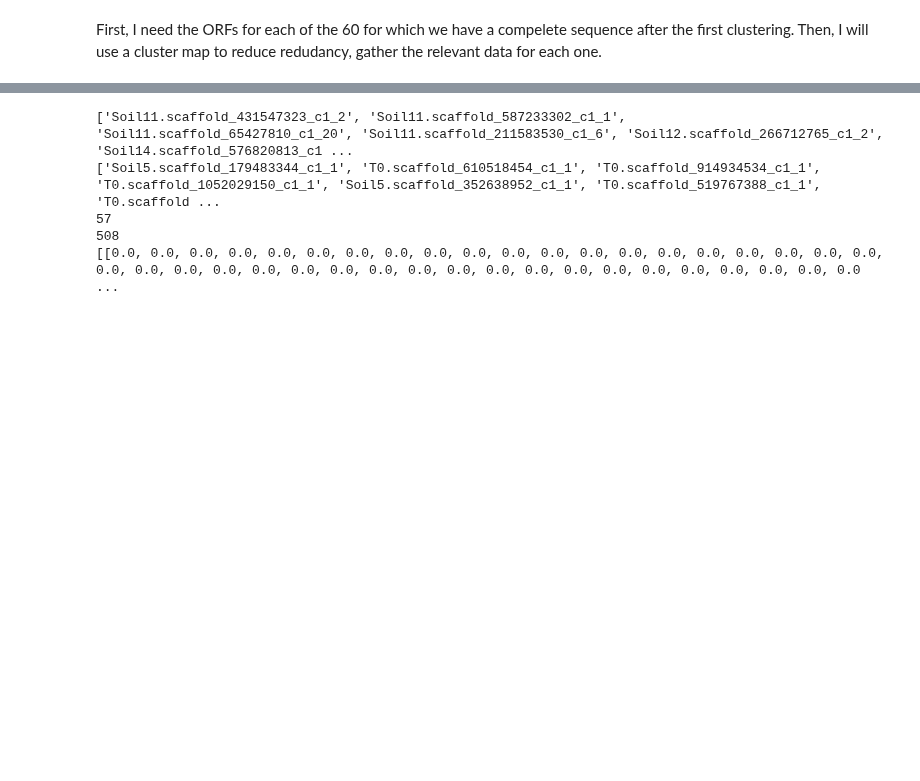
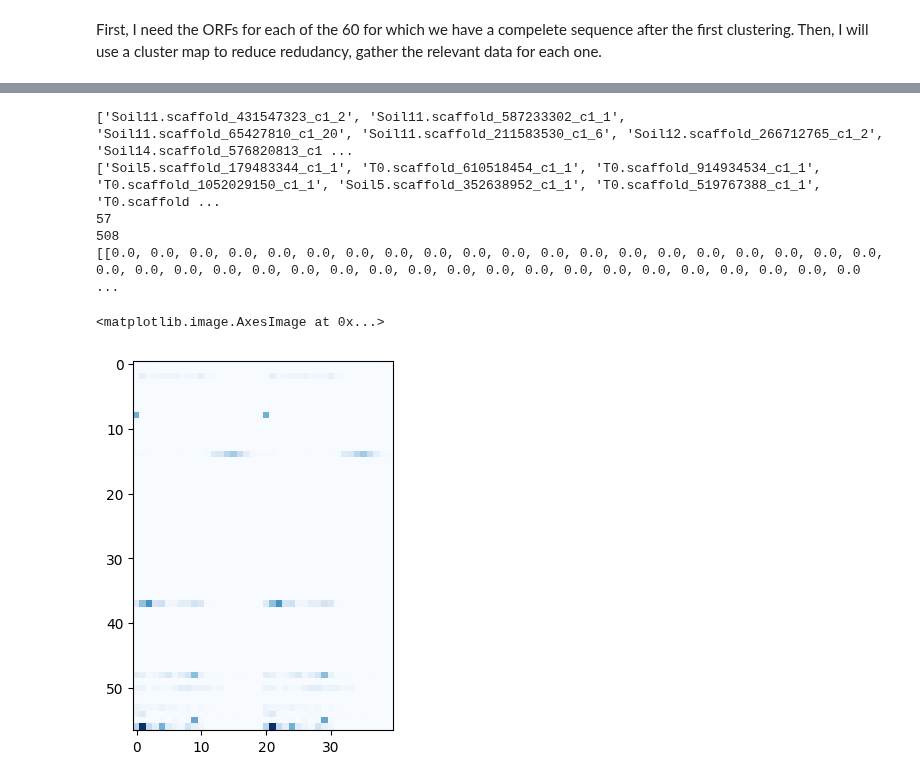
Before and after one commit to AddisonHowe/soil-metagenomics, a Jupyter notebook: notebooks/comprehensive_clusters.ipynb, the cells around one changed output, grey strips where cells are left out. Cells and saved outputs as stored; diff of their text form; code cells hidden in the pictures; blank space fills up the shorter version.

```diff
--- a/notebooks/comprehensive_clusters.ipynb
+++ b/notebooks/comprehensive_clusters.ipynb
@@ -73,31 +80,34 @@ for i in range(len(cluster_ids)):
 KO = 'K00370'
 
 complete_seq_ids = pd.read_csv('../out/aaseqs/long_complete_orf_ids.txt', header = None)
 complete_seq_ids = complete_seq_ids.values
 complete_seq_ids = [item[0] for item in complete_seq_ids]
 cluster_ids = pd.read_csv(f'../out/orf_ids/cluster_ids_{map}_{KO}.tsv', header=None)
 cluster_ids = cluster_ids.values
 cluster_ids = [item[0] for item in cluster_ids]
 print(complete_seq_ids)
 print(cluster_ids)
 print(len(complete_seq_ids))
 print(len(cluster_ids))
 
 
 indices = [cluster_ids.index(item) for item in complete_seq_ids if item in cluster_ids]
 
 data_subset = []
 
 for idx in indices:
     data_subset.append(data[idx])
 
 data_subset = [item.tolist() for item in data_subset]
 
 print(data_subset)
+plt.imshow(data_subset, cmap = 'Blues')
 # %% [output]
 ['Soil11.scaffold_431547323_c1_2', 'Soil11.scaffold_587233302_c1_1', 'Soil11.scaffold_65427810_c1_20', 'Soil11.scaffold_211583530_c1_6', 'Soil12.scaffold_266712765_c1_2', 'Soil14.scaffold_576820813_c1 ...
 ['Soil5.scaffold_179483344_c1_1', 'T0.scaffold_610518454_c1_1', 'T0.scaffold_914934534_c1_1', 'T0.scaffold_1052029150_c1_1', 'Soil5.scaffold_352638952_c1_1', 'T0.scaffold_519767388_c1_1', 'T0.scaffold ...
 57
 508
 [[0.0, 0.0, 0.0, 0.0, 0.0, 0.0, 0.0, 0.0, 0.0, 0.0, 0.0, 0.0, 0.0, 0.0, 0.0, 0.0, 0.0, 0.0, 0.0, 0.0, 0.0, 0.0, 0.0, 0.0, 0.0, 0.0, 0.0, 0.0, 0.0, 0.0, 0.0, 0.0, 0.0, 0.0, 0.0, 0.0, 0.0, 0.0, 0.0, 0.0 ...
+<matplotlib.image.AxesImage at 0x...>
+[figure, added]
 # %%
```
Also changed, not shown: parts of 4 cells of this notebook.
